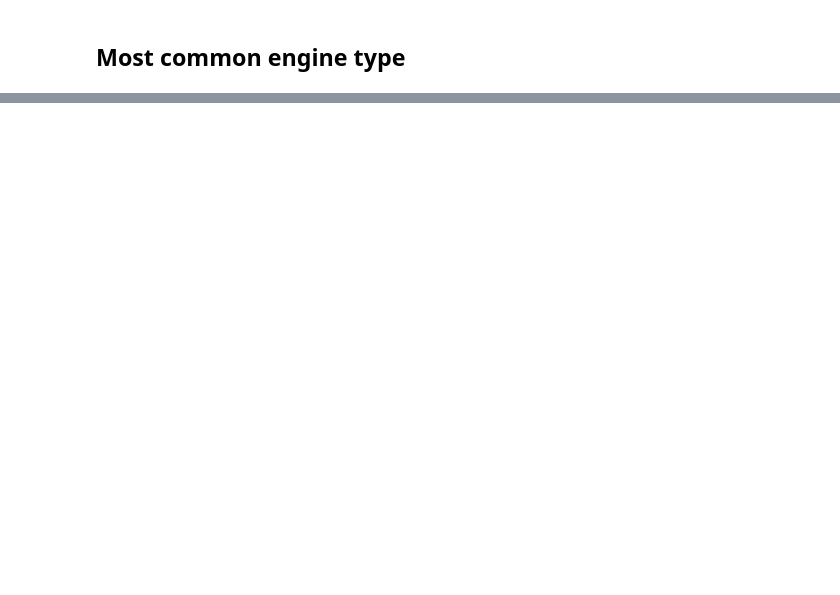
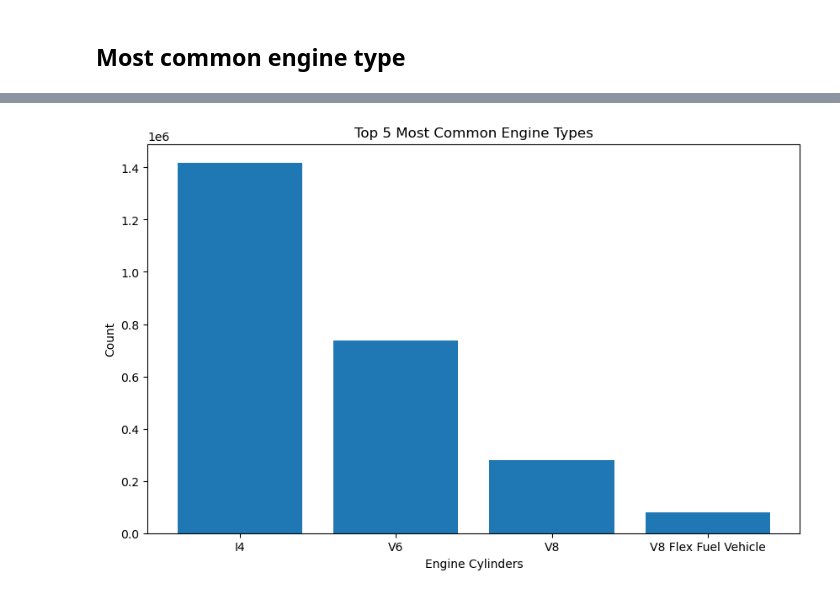
Before and after one commit to Coolnam3/big-data, a Jupyter notebook: big_data_spark_test.ipynb, the cells around one changed output, grey strips where cells are left out. Cells and saved outputs as stored; diff of their text form; code cells hidden in the pictures; blank space fills up the shorter version.

```diff
--- a/big_data_spark_test.ipynb
+++ b/big_data_spark_test.ipynb
@@ -144,0 +313,18 @@ top_5_cylinders.show()
+# %%
+# Collect the results from the existing top_5_cylinders DataFrame
+top_5_cylinders = top_5_cylinders.filter(col("engine_cylinders").isNotNull())
+top_5_cylinders_data = top_5_cylinders.collect()
+
+# Prepare data for plotting
+engine_types = [row["engine_cylinders"] for row in top_5_cylinders_data]
+engine_counts = [row["count"] for row in top_5_cylinders_data]
+
+# Plot the bar chart
+plt.figure(figsize=(10, 6))
+plt.bar(engine_types, engine_counts)
+plt.xlabel("Engine Cylinders")
+plt.ylabel("Count")
+plt.title("Top 5 Most Common Engine Types")
+plt.show()
+# %% [output]
+[figure, added]
```
Also changed, not shown: parts of 15 cells of this notebook.
